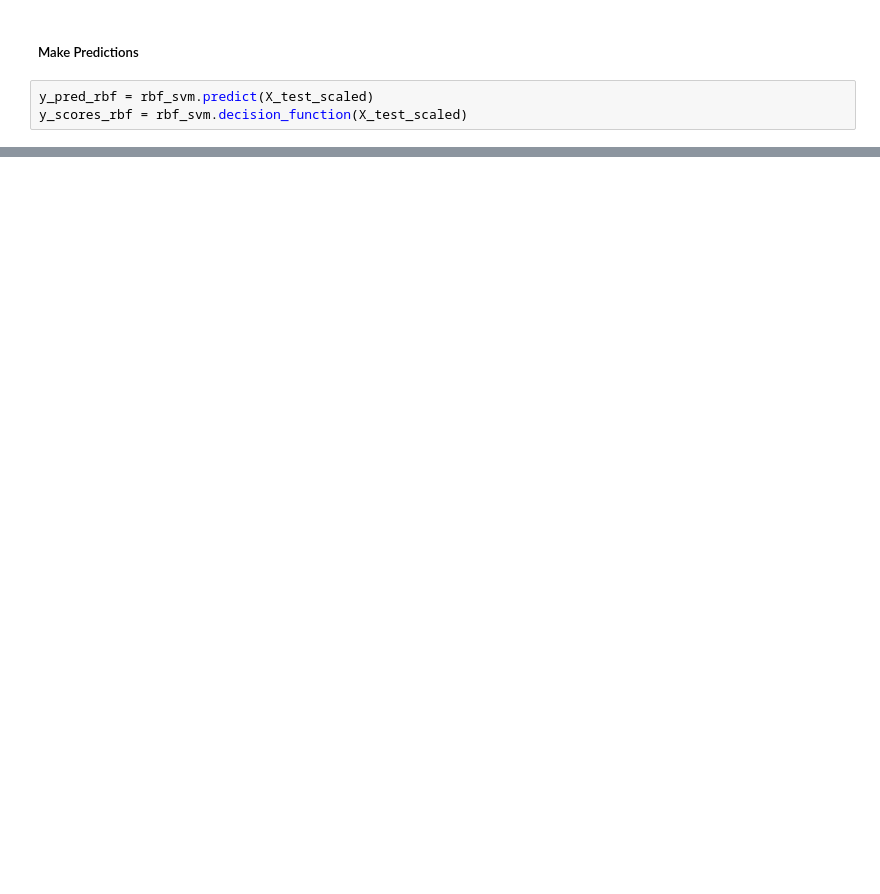
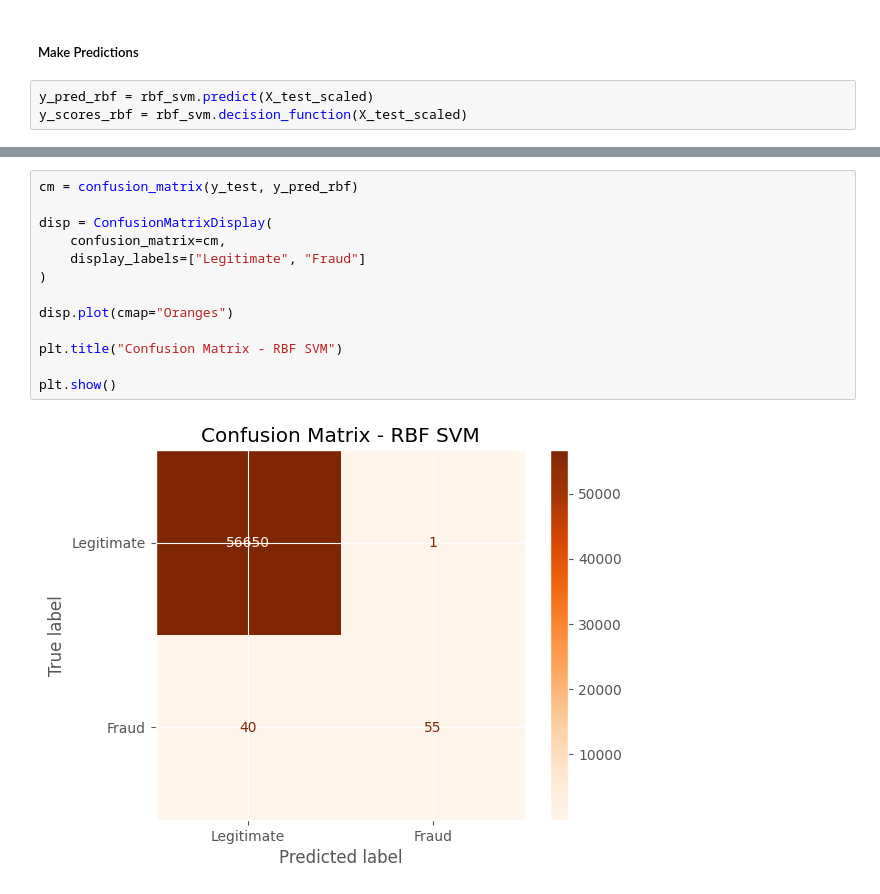
Before and after one commit to aaryanyaadav/Real-Time-Card-Not-Present-Fraud-Detection, a Jupyter notebook: Real_Time_Card_Not_Present_Fraud_Detection.ipynb, the cells around one changed output, grey strips where cells are left out. Cells and saved outputs as stored; diff of their text form; blank space fills up the shorter version.

```diff
--- a/Real_Time_Card_Not_Present_Fraud_Detection.ipynb
+++ b/Real_Time_Card_Not_Present_Fraud_Detection.ipynb
@@ -337,0 +360,15 @@ y_scores_rbf = rbf_svm.decision_function(X_test_scaled)
+# %%
+cm = confusion_matrix(y_test, y_pred_rbf)
+
+disp = ConfusionMatrixDisplay(
+    confusion_matrix=cm,
+    display_labels=["Legitimate", "Fraud"]
+)
+
+disp.plot(cmap="Oranges")
+
+plt.title("Confusion Matrix - RBF SVM")
+
+plt.show()
+# %% [output]
+[figure, added]
```
Also changed, not shown: parts of 35 cells of this notebook.
